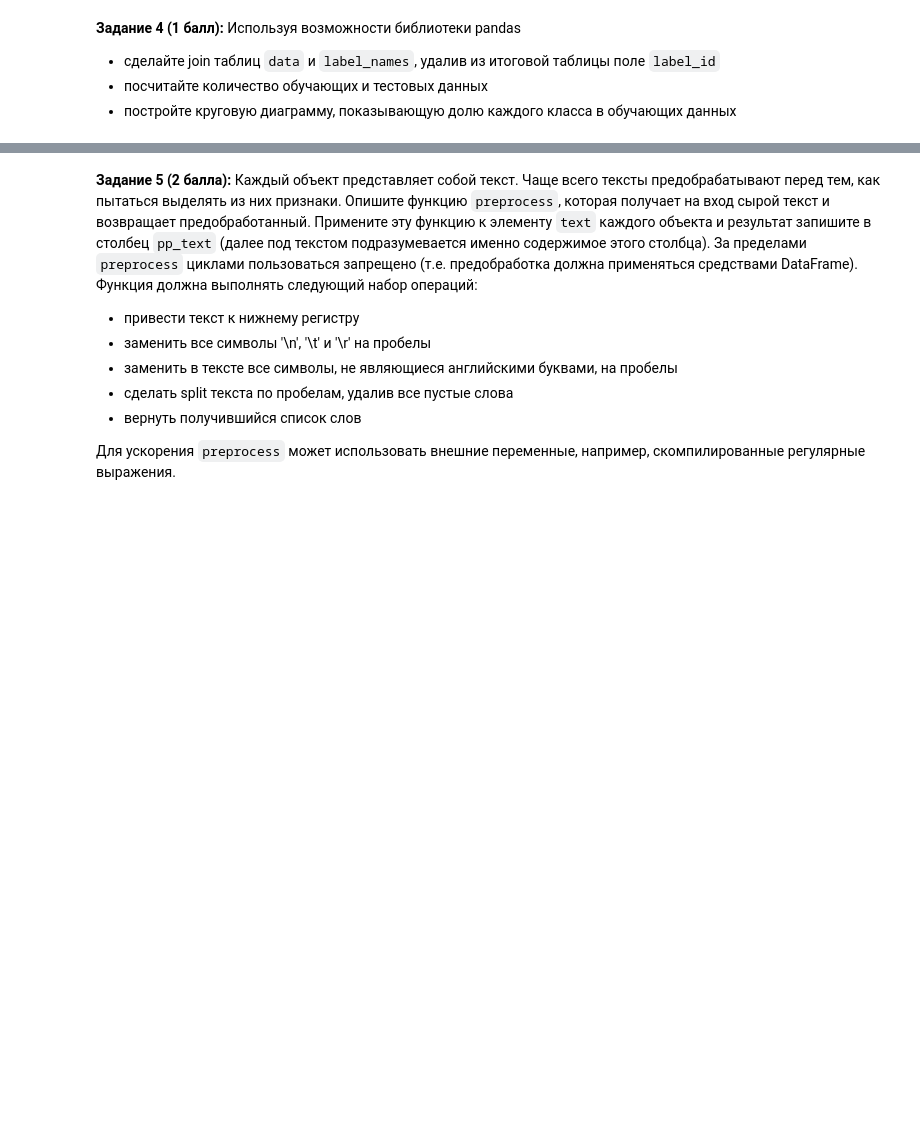
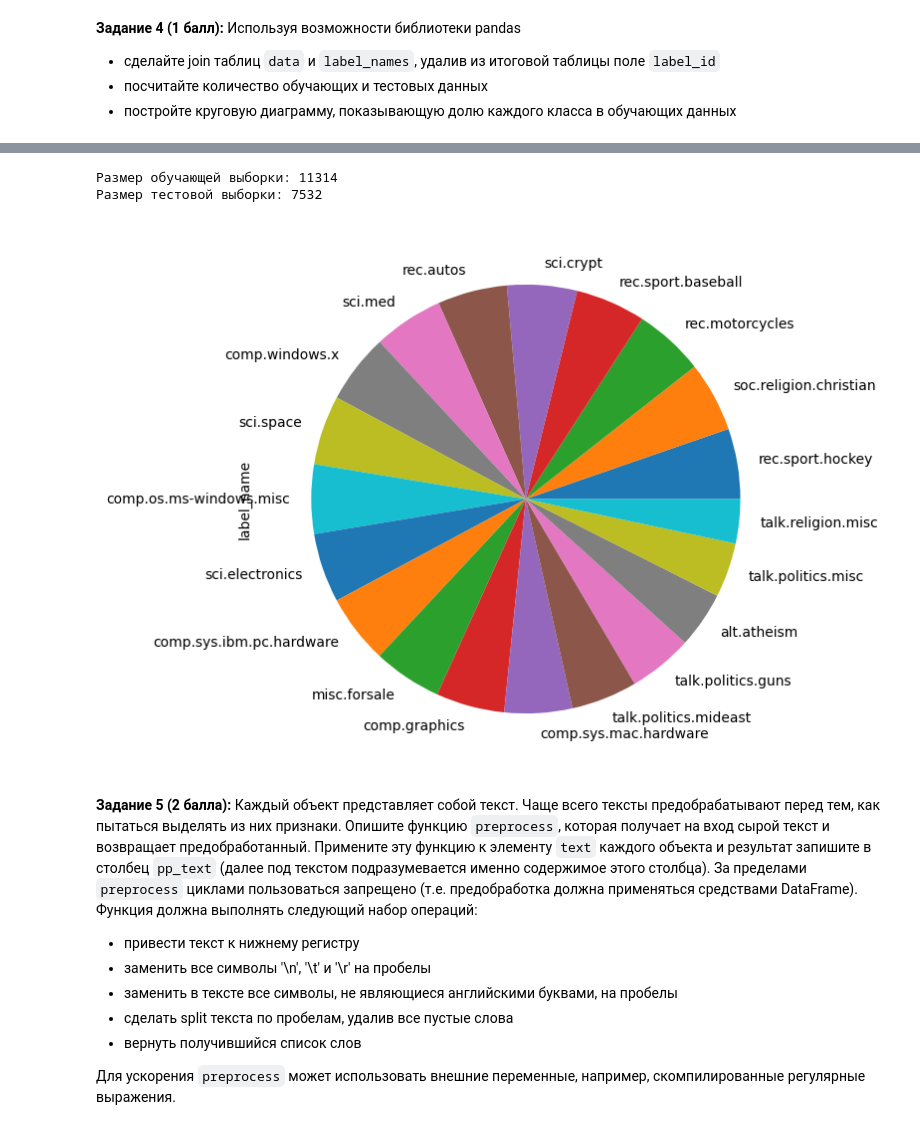
Before and after one commit to YaroslavFYPM/mipt-python, a Jupyter notebook: tasks/03-data-ml.ipynb, the cells around one changed output, grey strips where cells are left out. Cells and saved outputs as stored; diff of their text form; code cells hidden in the pictures; blank space fills up the shorter version.

```diff
--- a/tasks/03-data-ml.ipynb
+++ b/tasks/03-data-ml.ipynb
@@ -119,7 +119,7 @@ from sklearn.datasets import fetch_20newsgroups
 X_train = fetch_20newsgroups(subset='train')
 X_test = fetch_20newsgroups(subset='test')
 
-label_names = pd.DataFrame(columns=['label_name', 'label_id'],
+label_names = pd.DataFrame(columns=['label_id', 'label_name'],
                            data=[(i, e) for i, e in enumerate(list(X_train.target_names))])
 data = pd.DataFrame()
 data['text'] = X_train.data + X_test.data
@@ -131,3 +131,8 @@ __Задание 4 (1 балл):__ Используя возможности б
 - сделайте join таблиц `data` и `label_names`, удалив из итоговой таблицы поле `label_id`
 - посчитайте количество обучающих и тестовых данных
 - постройте круговую диаграмму, показывающую долю каждого класса в обучающих данных
+# %%
+label_names.set_index('label_id', inplace=True)
+new_data = data.join(other=label_names, on='label_id', how='left')
+new_data.drop(columns=['label_id'], inplace=True)
+new_data.head()
@@ -134,3 +146,14 @@ __Задание 4 (1 балл):__ Используя возможности б
+# %%
+print('Размер обучающей выборки: {}'.format(sum(new_data['is_train'] == 1)))
+print('Размер тестовой выборки: {}'.format(sum(new_data['is_train'] == 0)))
+# %% [output]
+Размер обучающей выборки: 11314
+Размер тестовой выборки: 7532
+# %%
+new_data['label_name'].value_counts().plot.pie(figsize=(7, 7), legend=False)
+None
+# %% [output]
+[figure, added]
 # %% [markdown]
 __Задание 5 (2 балла):__ Каждый объект представляет собой текст. Чаще всего тексты предобрабатывают перед тем, как пытаться выделять из них признаки. Опишите функцию `preprocess`, которая получает на вход сырой текст и возвращает предобработанный. Примените эту функцию к элементу `text` каждого объекта и результат запишите в столбец `pp_text` (далее под текстом подразумевается именно содержимое этого столбца). За пределами `preprocess` циклами пользоваться запрещено (т.е. предобработка должна применяться средствами DataFrame). Функция должна выполнять следующий набор операций:
 
```
Also changed, not shown: parts of 1 cell of this notebook.
